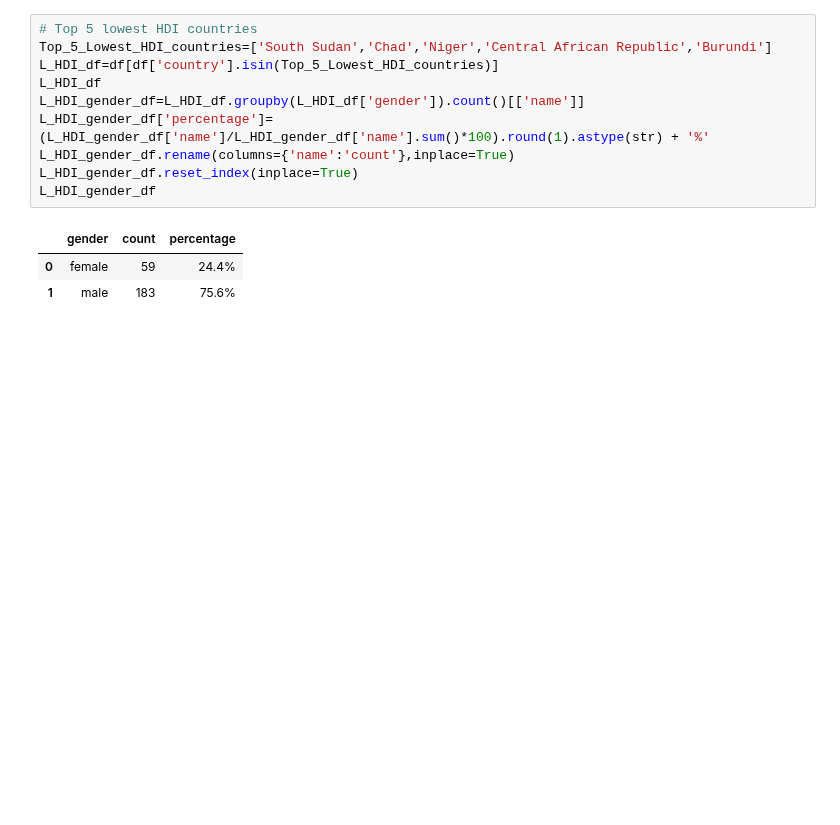
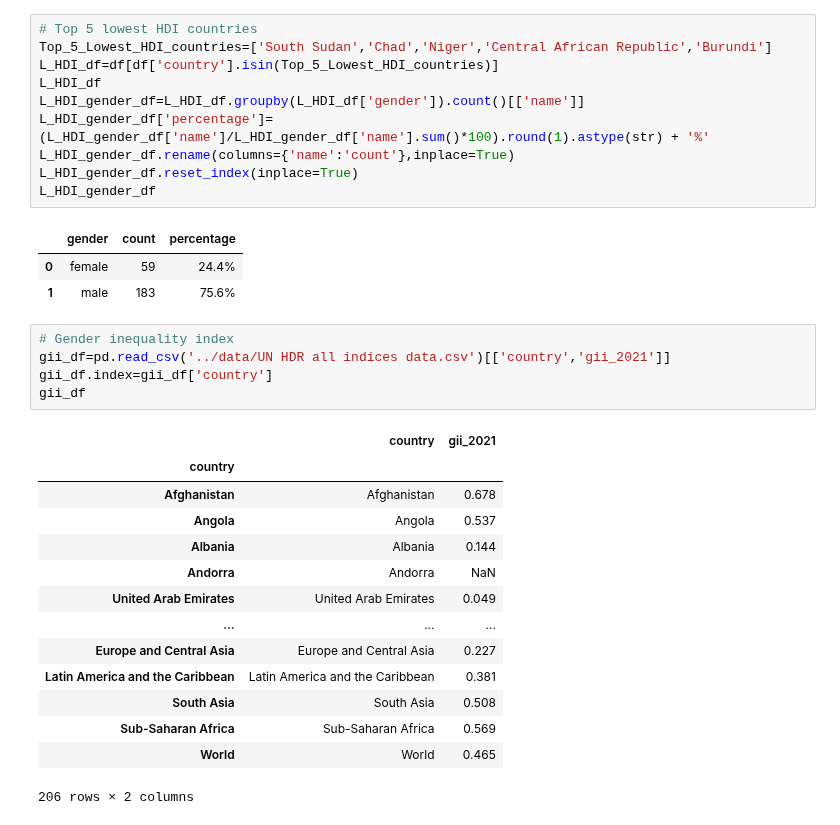
Before and after one commit to OjasSB/DS105, a Jupyter notebook: notebooks/gender.ipynb, the cells around one changed output. Drawn from its saved outputs; the diff is of its cells as text; blank space fills up the shorter version.

Commit message:
Adding analysis with UNDP indices

```diff
--- a/notebooks/gender.ipynb
+++ b/notebooks/gender.ipynb
@@ -118,3 +118,23 @@ L_HDI_gender_df
 |  | gender | count | percentage |
 | 0 | female | 59 | 24.4% |
 | 1 | male | 183 | 75.6% |
+# %%
+# Gender inequality index
+gii_df=pd.read_csv('../data/UN HDR all indices data.csv')[['country','gii_2021']]
+gii_df.index=gii_df['country']
+gii_df
+# %% [output]
+|  | country | gii_2021 |
+| country |  |  |
+| Afghanistan | Afghanistan | 0.678 |
+| Angola | Angola | 0.537 |
+| Albania | Albania | 0.144 |
+| Andorra | Andorra | NaN |
+| United Arab Emirates | United Arab Emirates | 0.049 |
+| ... | ... | ... |
+| Europe and Central Asia | Europe and Central Asia | 0.227 |
+| Latin America and the Caribbean | Latin America and the Caribbean | 0.381 |
+| South Asia | South Asia | 0.508 |
+| Sub-Saharan Africa | Sub-Saharan Africa | 0.569 |
+| World | World | 0.465 |
+206 rows × 2 columns
```
Also changed, not shown: 4 other files.
